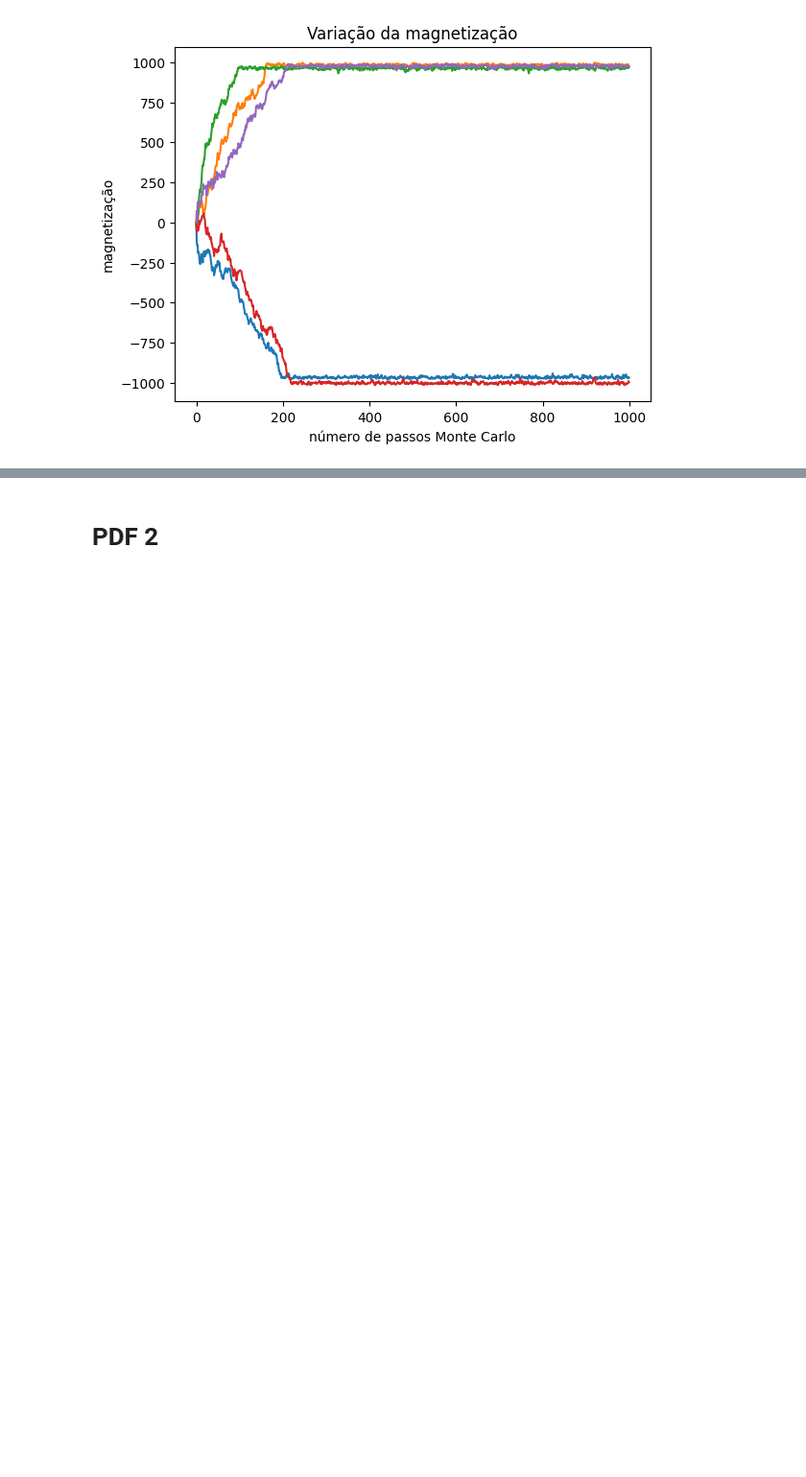
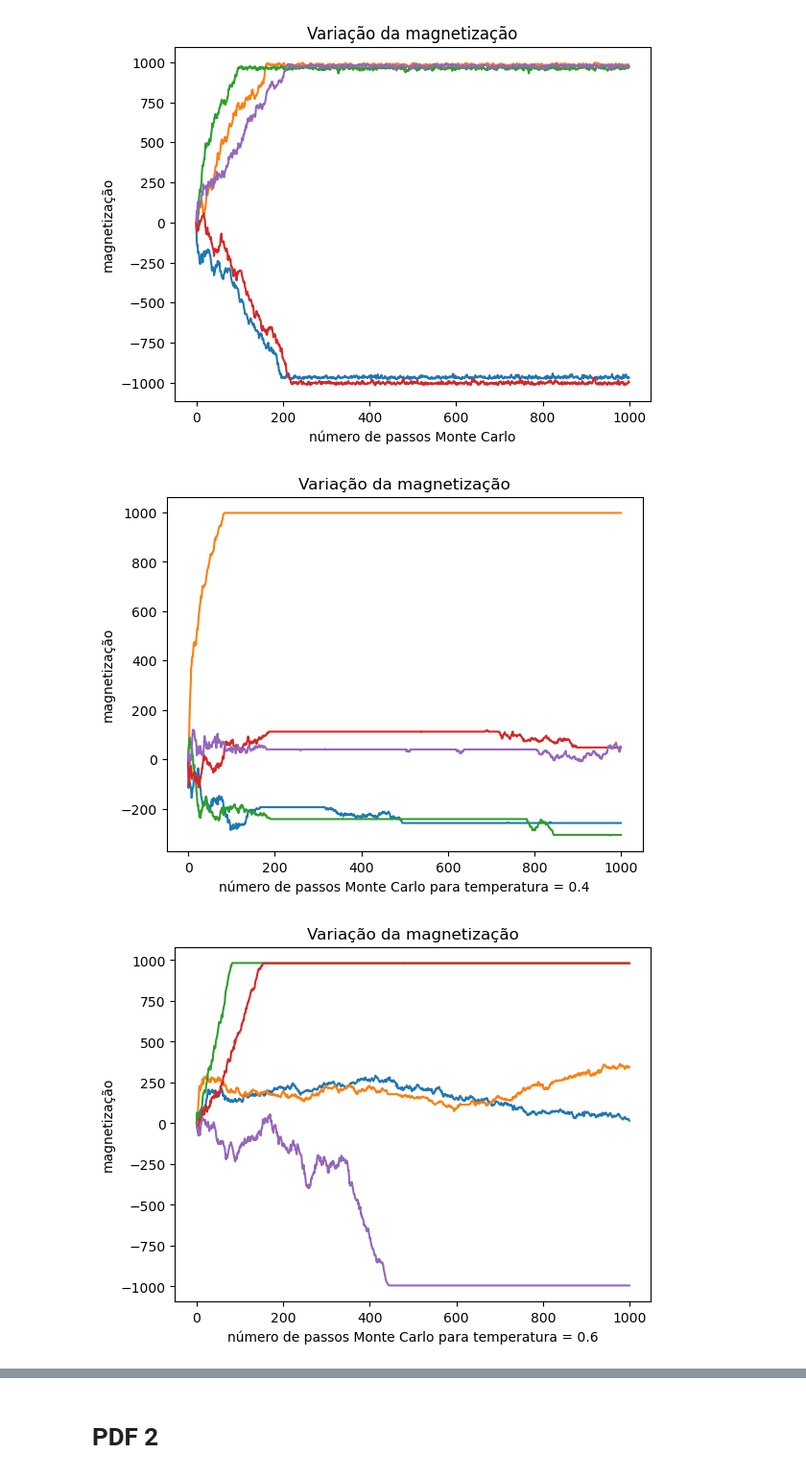
Before and after one commit to gabrielliman/Ising-Model, a Jupyter notebook: IFC_IsingModel.ipynb, the cells around one changed output, grey strips where cells are left out. Shown at 96% size. Drawn from its saved outputs; the diff is of its cells as text; code cells hidden in the pictures; blank space fills up the shorter version.

Commit message:
Variação da temperatura para magnetização e energia

```diff
--- a/IFC_IsingModel.ipynb
+++ b/IFC_IsingModel.ipynb
@@ -146,3 +146,26 @@ plotar_grafo_linha(arr_energias, "número de passos Monte Carlo", "energia", "Va
 plotar_grafo_linha(arr_magnetizacoes, "número de passos Monte Carlo", "magnetização", "Variação da magnetização")
 # %% [output]
 [figure]
+# %%
+L = 32
+temp_inicial = 0.4
+limit=3.0
+step=0.2
+n_passos = 1000
+n = 5
+for temp in range(int(temp_inicial*100),int(limit*100+1),int(step*100)):
+    temp=temp/100
+    if (temp==temp_inicial):
+        arr_energias, arr_magnetizacoes = fazer_alg_metropolis_n_vezes(n, L, temp, n_passos)
+    else:
+        arr_energias_aux, arr_magnetizacoes_aux = fazer_alg_metropolis_n_vezes(n, L, temp, n_passos)
+        arr_energias=np.concatenate((arr_energias,arr_energias_aux),0)
+        arr_magnetizacoes=np.concatenate((arr_magnetizacoes,arr_magnetizacoes_aux),0)
+# %%
+temp=temp_inicial
+for i in range(0,arr_energias.shape[0],n):
+    plotar_grafo_linha(arr_magnetizacoes[i:i+n], "número de passos Monte Carlo para temperatura = " + str(round(temp,2)), "magnetização", "Variação da magnetização")
+    temp=temp+step
+# %% [output]
+[figure, added]
+[figure, added]
```
Also changed, not shown: parts of 4 cells of this notebook.
